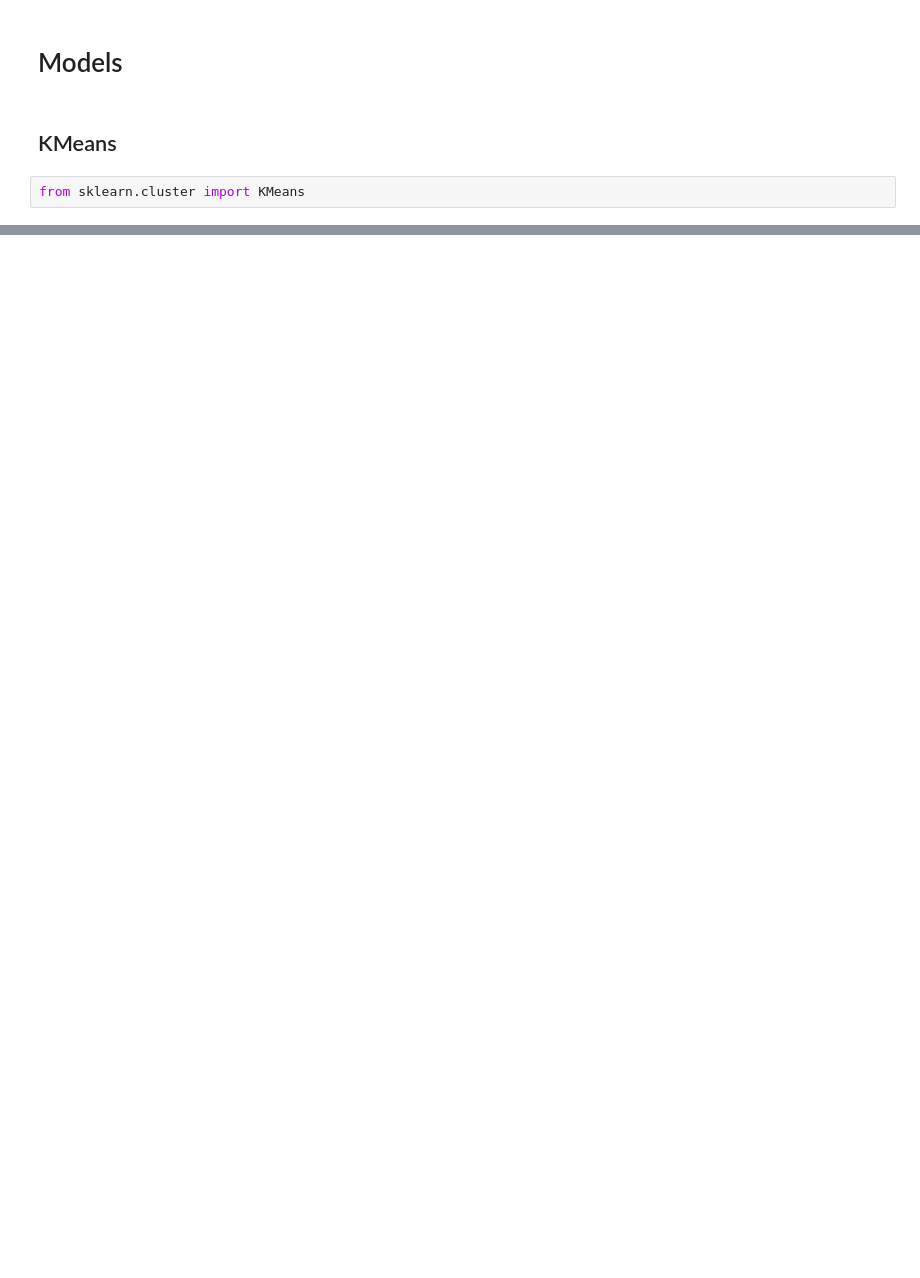
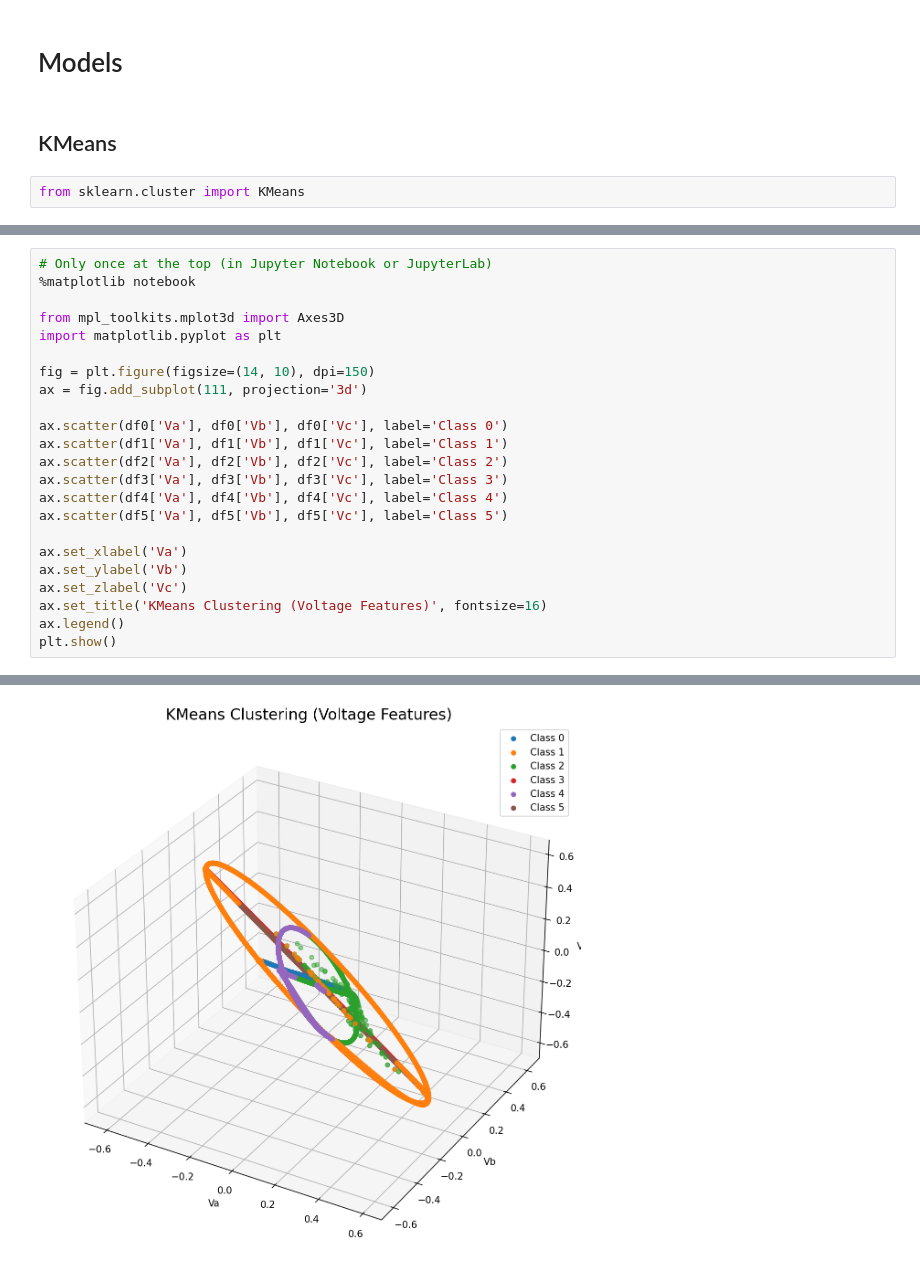
Before and after one commit to OussamaTabDev/DistributionElectrique, a Jupyter notebook: VersionAlpha/Machine Learning/Usuprivsed ML/main.ipynb, the cells around one changed output, grey strips where cells are left out. Drawn from its saved outputs; the diff is of its cells as text; blank space fills up the shorter version.

```diff
--- a/VersionAlpha/Machine Learning/Usuprivsed ML/main.ipynb
+++ b/VersionAlpha/Machine Learning/Usuprivsed ML/main.ipynb
@@ -99,0 +134,24 @@ from sklearn.cluster import KMeans
+# %%
+# Only once at the top (in Jupyter Notebook or JupyterLab)
+%matplotlib notebook
+
+from mpl_toolkits.mplot3d import Axes3D
+import matplotlib.pyplot as plt
+
+fig = plt.figure(figsize=(14, 10), dpi=150)
+ax = fig.add_subplot(111, projection='3d')
+
+ax.scatter(df0['Va'], df0['Vb'], df0['Vc'], label='Class 0')
+ax.scatter(df1['Va'], df1['Vb'], df1['Vc'], label='Class 1')
+ax.scatter(df2['Va'], df2['Vb'], df2['Vc'], label='Class 2')
+ax.scatter(df3['Va'], df3['Vb'], df3['Vc'], label='Class 3')
+ax.scatter(df4['Va'], df4['Vb'], df4['Vc'], label='Class 4')
+ax.scatter(df5['Va'], df5['Vb'], df5['Vc'], label='Class 5')
+
+ax.set_xlabel('Va')
+ax.set_ylabel('Vb')
+ax.set_zlabel('Vc')
+ax.set_title('KMeans Clustering (Voltage Features)', fontsize=16)
+ax.legend()
+plt.show()
+# %% [output]
@@ -99,0 +160 @@ from sklearn.cluster import KMeans
+[figure, added]
```
Also changed, not shown: parts of 9 cells of this notebook, 1 other file.
